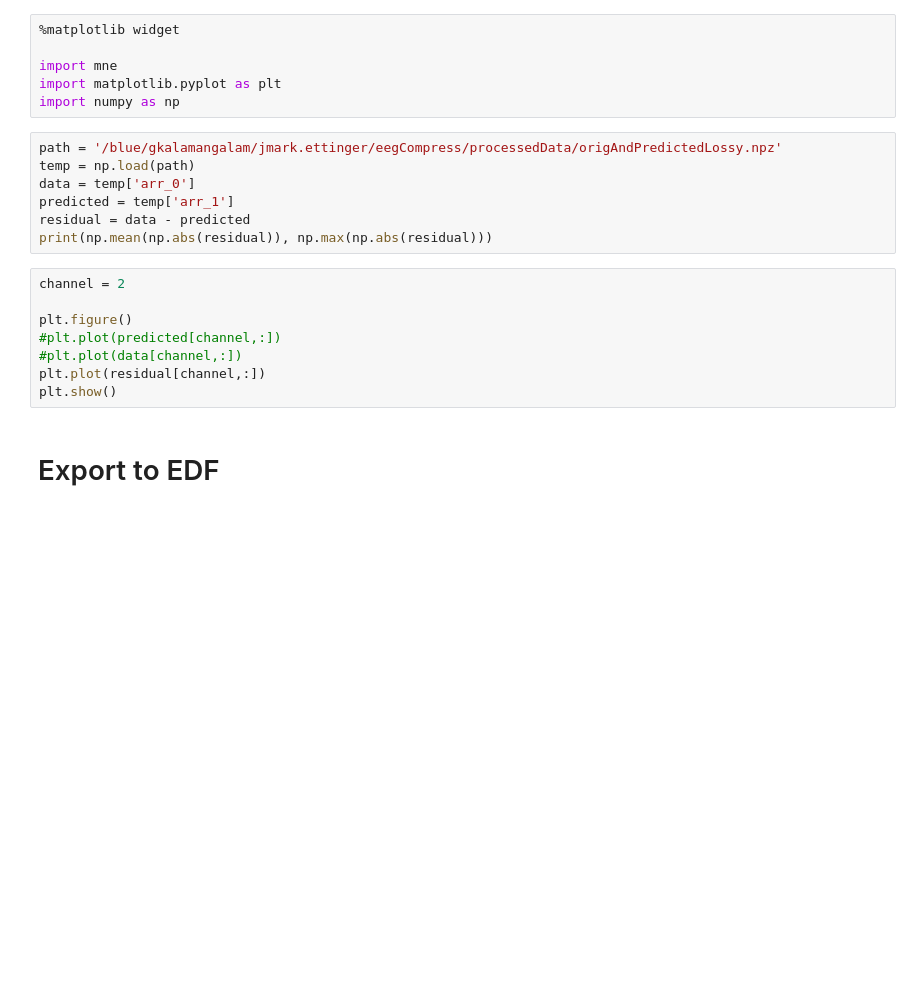
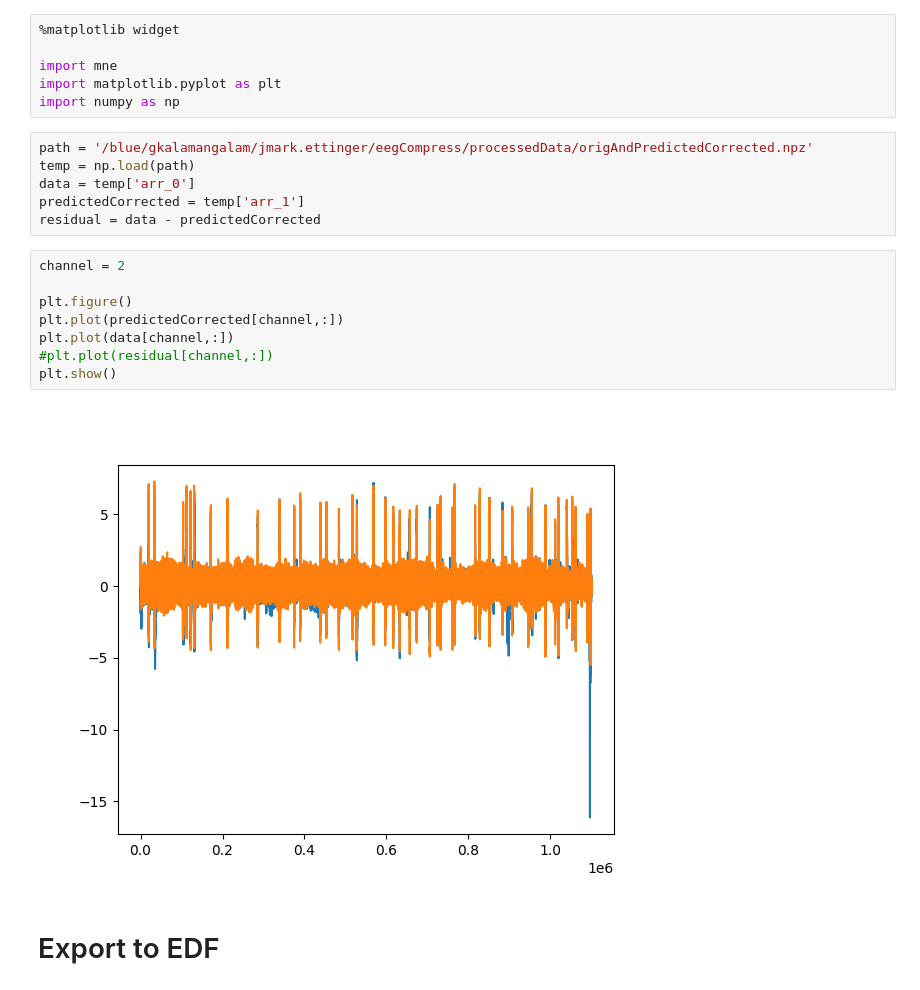
Before and after one commit to mettinger/uFlorida, a Jupyter notebook: eegCompress/plotOrigAndPredict.ipynb, the cells around one changed output. Saved outputs shown, nothing was run; the diff lists cells and outputs as text; blank space fills up the shorter version.

```diff
--- a/eegCompress/plotOrigAndPredict.ipynb
+++ b/eegCompress/plotOrigAndPredict.ipynb
@@ -5,20 +5,21 @@ import mne
 import matplotlib.pyplot as plt
 import numpy as np
 # %%
-path = '/blue/gkalamangalam/jmark.ettinger/eegCompress/processedData/origAndPredictedLossy.npz'
+path = '/blue/gkalamangalam/jmark.ettinger/eegCompress/processedData/origAndPredictedCorrected.npz'
 temp = np.load(path)
 data = temp['arr_0']
-predicted = temp['arr_1']
-residual = data - predicted
-print(np.mean(np.abs(residual)), np.max(np.abs(residual)))
+predictedCorrected = temp['arr_1']
+residual = data - predictedCorrected
 # %%
 channel = 2
 
 plt.figure()
-#plt.plot(predicted[channel,:])
-#plt.plot(data[channel,:])
-plt.plot(residual[channel,:])
+plt.plot(predictedCorrected[channel,:])
+plt.plot(data[channel,:])
+#plt.plot(residual[channel,:])
 plt.show()
+# %% [output]
+[figure, added]
 # %% [markdown]
 # Export to EDF
 # %%
```
Also changed, not shown: parts of 1 cell of this notebook, 1 other file.
